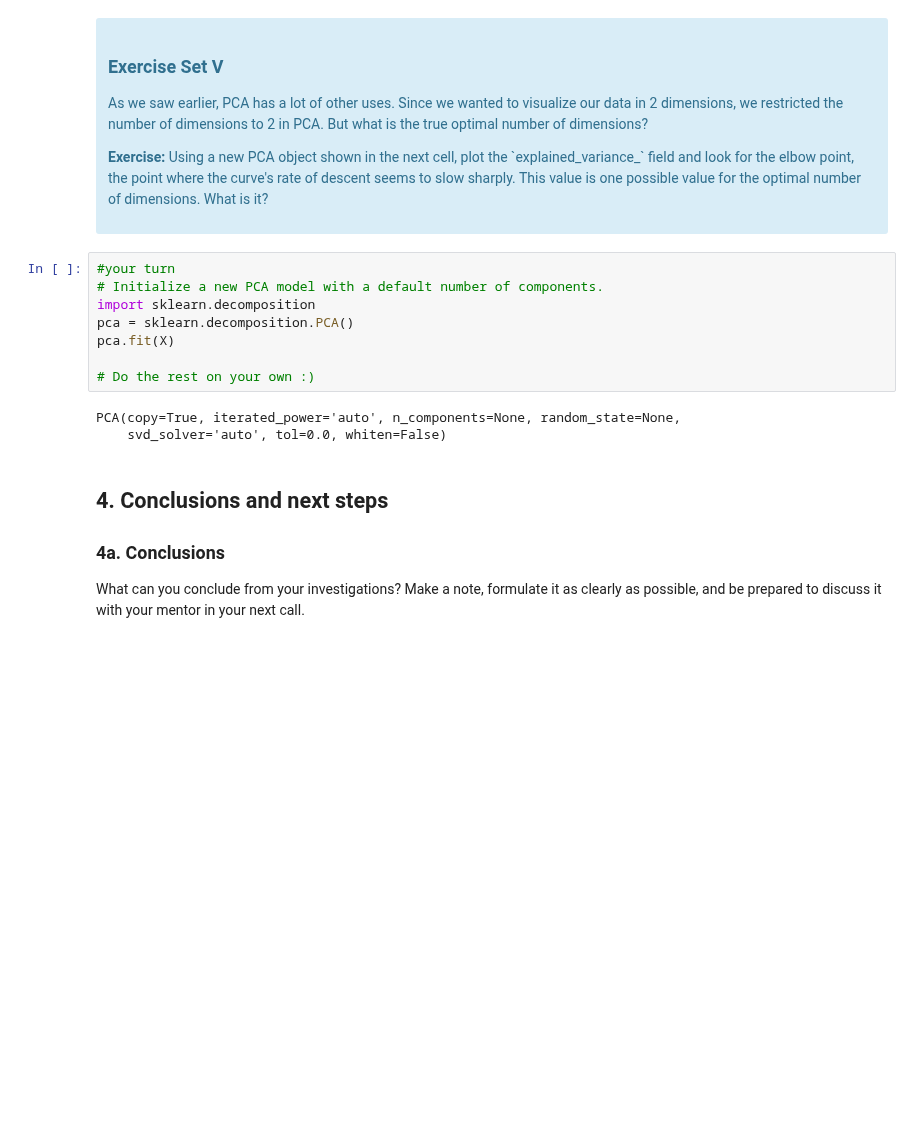
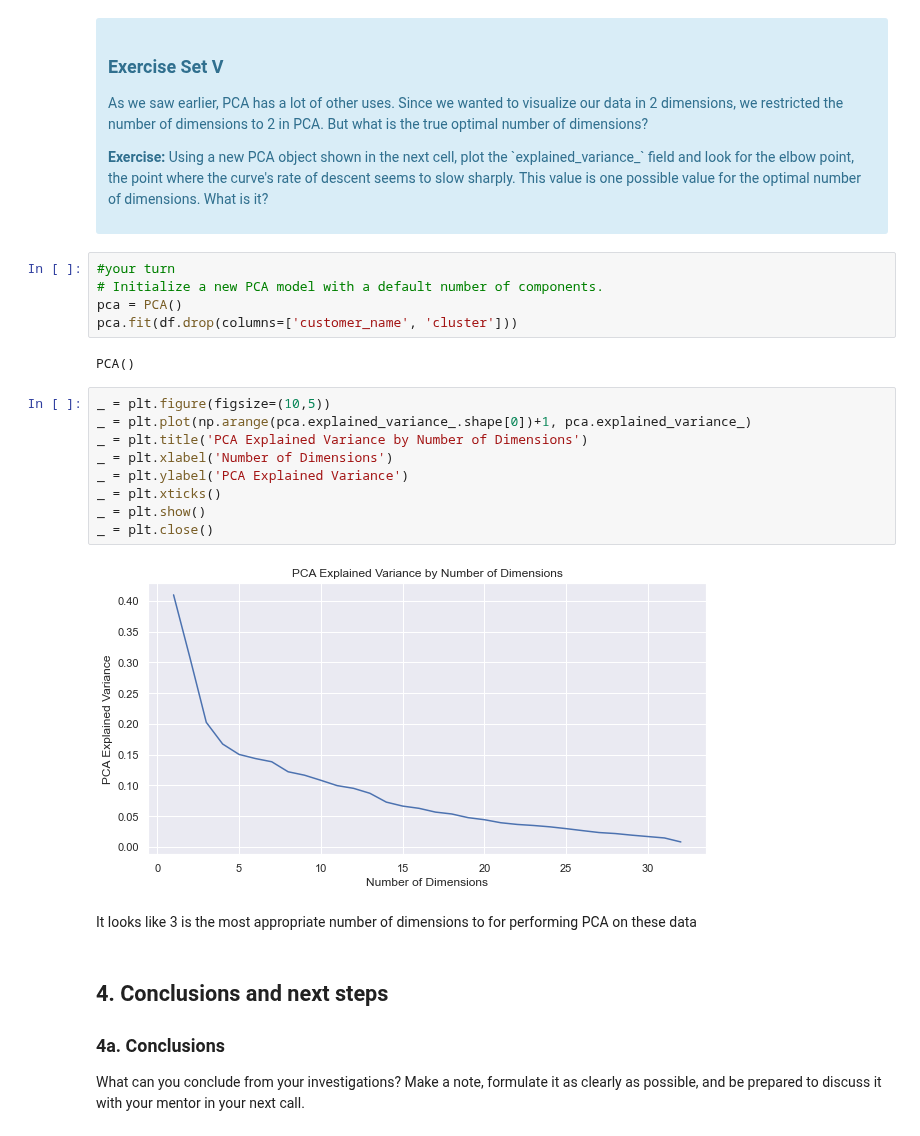
Before and after one commit to Dylan-C-Neal/Springboard-Data-Science-Career-Track, a Jupyter notebook: Clustering Case Study/Clustering Case Study - Customer Segmentation with K-Means - Tier 3 (1).ipynb, the cells around one changed output. Saved outputs shown, nothing was run; the diff lists cells and outputs as text; blank space fills up the shorter version.

Commit message:
Saving progress on Clustering Case Study

```diff
--- a/Clustering Case Study/Clustering Case Study - Customer Segmentation with K-Means - Tier 3 (1).ipynb
+++ b/Clustering Case Study/Clustering Case Study - Customer Segmentation with K-Means - Tier 3 (1).ipynb
@@ -488,14 +488,23 @@ What we've done is we've taken those columns of 0/1 indicator variables, and we'
 # %%
 #your turn
 # Initialize a new PCA model with a default number of components.
-import sklearn.decomposition
-pca = sklearn.decomposition.PCA()
-pca.fit(X)
-
-# Do the rest on your own :)
+pca = PCA()
+pca.fit(df.drop(columns=['customer_name', 'cluster']))
 # %% [output]
-PCA(copy=True, iterated_power='auto', n_components=None, random_state=None,
-    svd_solver='auto', tol=0.0, whiten=False)
+PCA()
+# %%
+_ = plt.figure(figsize=(10,5))
+_ = plt.plot(np.arange(pca.explained_variance_.shape[0])+1, pca.explained_variance_)
+_ = plt.title('PCA Explained Variance by Number of Dimensions')
+_ = plt.xlabel('Number of Dimensions')
+_ = plt.ylabel('PCA Explained Variance')
+_ = plt.xticks()
+_ = plt.show()
+_ = plt.close()
+# %% [output]
+[figure, added]
+# %% [markdown]
+It looks like 3 is the most appropriate number of dimensions to for performing PCA on these data
 # %% [markdown]
 ## 4. Conclusions and next steps
 ### 4a. Conclusions
```
Also changed, not shown: parts of 6 cells of this notebook.
